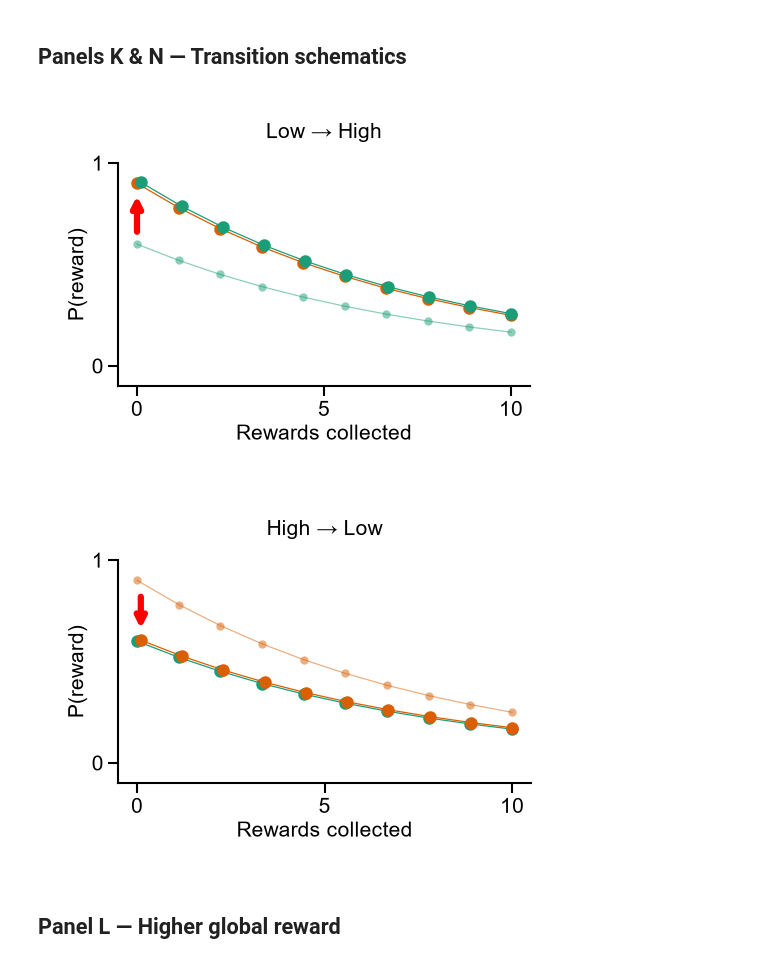
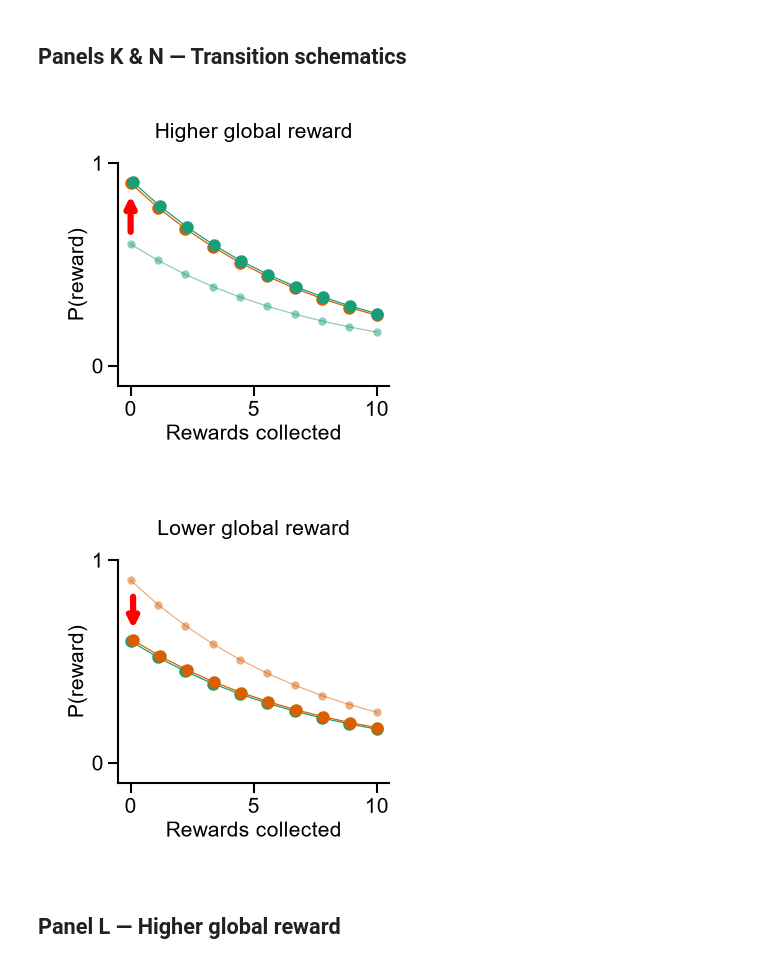
Before and after one commit to lauradriscoll/cosyne2026_adaptive_behavior, a Jupyter notebook: figures/fig2/make_panels_fig2.ipynb, the cells around one changed output. Drawn from its saved outputs; the diff is of its cells as text; code cells hidden in the pictures.

```diff
--- a/figures/fig2/make_panels_fig2.ipynb
+++ b/figures/fig2/make_panels_fig2.ipynb
@@ -372,7 +376,7 @@ for cf, p in {k: v for k, v in pvals.items() if k in cf_list}.items():
     ax.plot([x1, x1, x2, x2], [y_bar, y_bar + bracket_h, y_bar + bracket_h, y_bar], color="black")
     ax.text((x1 + x2) / 2, y_bar + bracket_h, sig, ha="center", va="bottom")
 
-ax.set_xticks([])  # no x ticks or labels
+ax.set_xticks([hue_offset[h] for h in hue_order], hue_order)  # same ticks as B, drawn white
 ax.set_xlim(x_lim)
 ax.set_ylim(-0.05, 0.8)
 ax.set_yticks([0, 0.8])
@@ -380,6 +384,7 @@ ax.set_xlabel("Early omissions")
 ax.set_title("P(leave)")
 ax.hlines(0, x_lim[0], x_lim[1], colors="grey", linestyles="dashed")
 sns.despine(ax=ax, bottom=True)  # also hide the x axis line
+ax.tick_params(axis="x", colors="white", bottom=True)  # white ticks/labels, as in B
 plt.tight_layout()
 plt.show()
 save_panel(fig, PANELS_DIR / "fig2_C.pdf")
@@ -770,39 +775,39 @@ def style_transition_ax(ax, title):
 
 
 # Panel K: Low -> High transition
-fig, ax = panel_fig("fig2_F")
+fig, ax = panel_fig("fig2_I")
 a = 0.9
 ax.plot(x, a * b ** (-c * x), color=color1, marker=marker, markersize=2)
 a = 0.6
 ax.plot(x, a * b ** (-c * x), color=color2, marker=marker, alpha=0.5, markersize=2, markeredgewidth=0)
 a = 0.9
 ax.plot(x_s, a * b ** (-c * (x_s - x_shift)) + y_shift, color=color2, marker=marker, alpha=1, markersize=2)
 ax.annotate("", xy=(0, 0.88), xytext=(0, 0.62),
             arrowprops=dict(arrowstyle="->", color="red", lw=1.5))
-style_transition_ax(ax, "Low → High")
+style_transition_ax(ax, "Higher global reward")
 plt.yticks([0, 1])
 plt.tight_layout()
 plt.show()
 save_panel(fig, PANELS_DIR / "fig2_F.pdf")
 
 # Panel N: High -> Low transition
-fig, ax = panel_fig("fig2_H")
+fig, ax = panel_fig("fig2_D")
 a = 0.6
 ax.plot(x_s, a * b ** (-c * (x_s - x_shift)) + y_shift, color=color1, marker=marker, markersize=2, zorder=10)
 a = 0.6
 ax.plot(x, a * b ** (-c * x), color=color2, marker=marker, markersize=2)
 a = 0.9
 ax.plot(x, a * b ** (-c * x), color=color1, marker=marker, alpha=0.5, markersize=2, markeredgewidth=0)
 ax.annotate("", xy=(0.1, 0.86), xytext=(0.1, 0.62),
             arrowprops=dict(arrowstyle="<-", color="red", lw=1.5))
-style_transition_ax(ax, "High → Low")
+style_transition_ax(ax, "Lower global reward")
 plt.yticks([0, 1])
 plt.tight_layout()
 plt.show()
 save_panel(fig, PANELS_DIR / "fig2_H.pdf")
 # %% [output]
-[figure, old version]
+[figure, new version]
-[figure, old version]
+[figure, new version]
 # %% [markdown]
 ## Panel L — Higher global reward
 # %%
```
Also changed, not shown: parts of 8 cells of this notebook, 35 other files.
